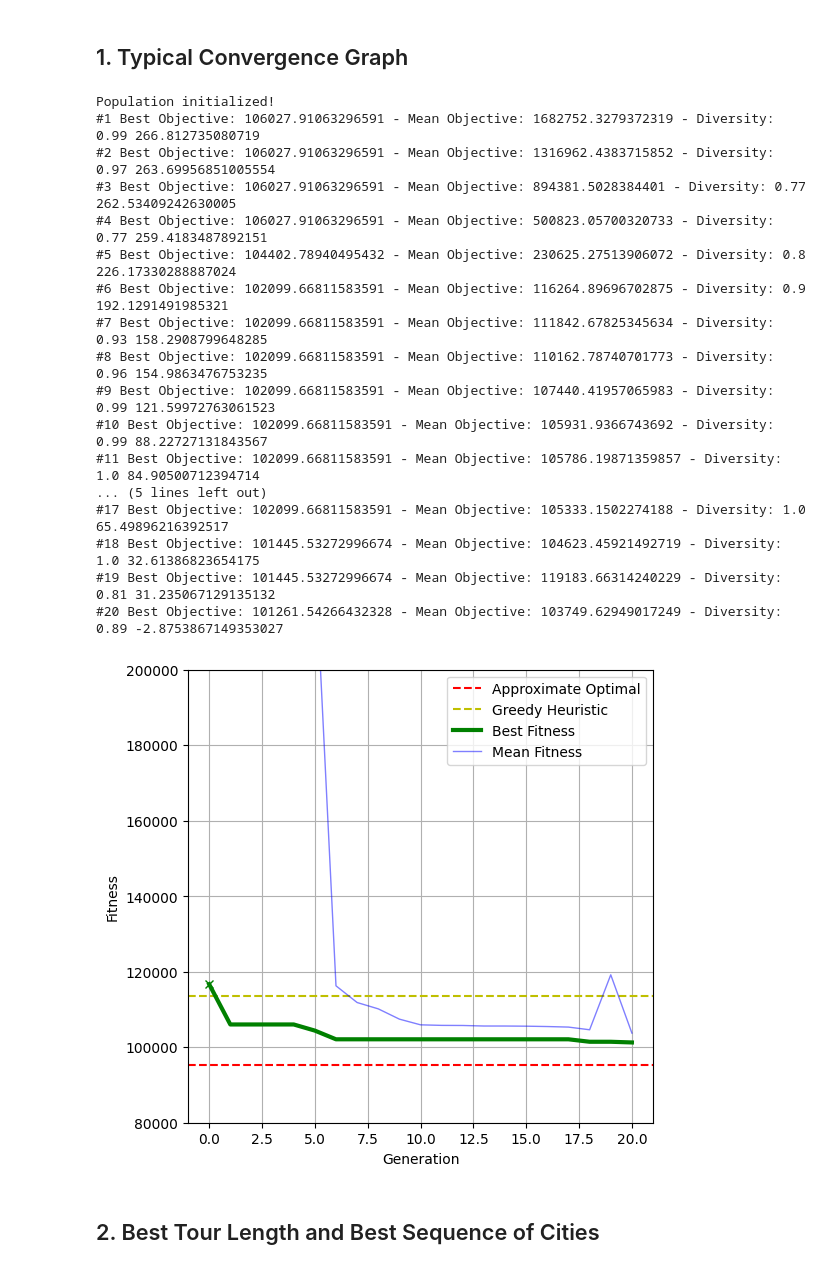
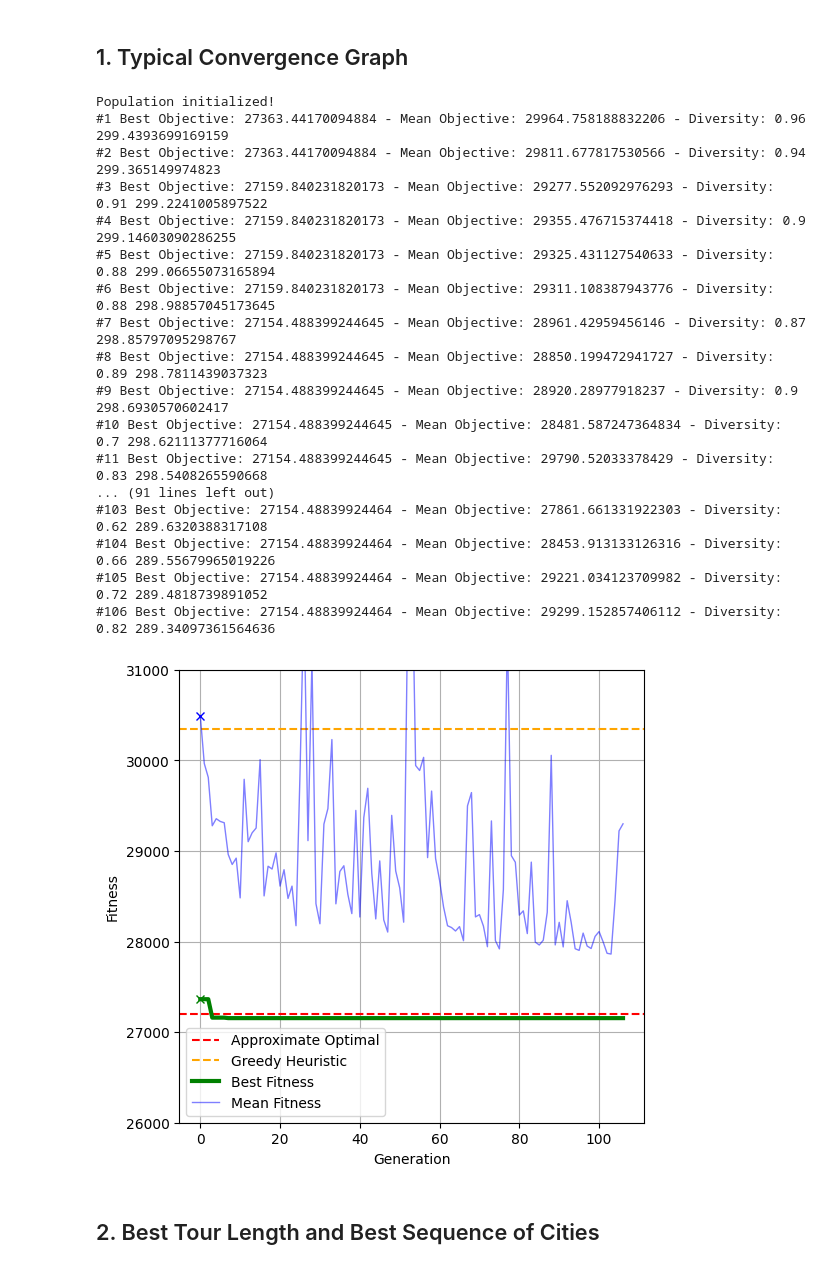
Before and after one commit to gkouros/gaev-mai-kuleuven, a Jupyter notebook: src/experiments.ipynb, the cells around one changed output. Drawn from its saved outputs; the diff is of its cells as text; code cells hidden in the pictures.

```diff
--- a/src/experiments.ipynb
+++ b/src/experiments.ipynb
@@ -19,7 +16,7 @@ benchmarks = [(27200, 30350.13), (7350, 8636.5), (9000, 11385.01), (95300, 11368
 # %% [markdown]
 ## 1. Typical Convergence Graph
 # %%
-dataset_idx = 3
+dataset_idx = 0
 
 file = open('datasets/' + datasets[dataset_idx])
 distance_matrix = np.loadtxt(file, delimiter=",")
@@ -31,7 +28,7 @@ ga = TSPEvolutionaryAlgorithm(distance_matrix, lambda_=100, mu=20, k=4,
                               mutation_probability=0.1,
                               local_search_probability=0.3)
 
-while not ga.converged(improvement_criterion=False):
+while not ga.converged(improvement_criterion=True, improvement_threshold=100):
     ga.update()
 
     # extract results of current generation
@@ -46,46 +43,47 @@ while not ga.converged(improvement_criterion=False):
         break
 # %% [output]
 Population initialized!
-#1 Best Objective: 106027.91063296591 - Mean Objective: 1682752.3279372319 - Diversity: 0.99 266.812735080719
-#2 Best Objective: 106027.91063296591 - Mean Objective: 1316962.4383715852 - Diversity: 0.97 263.69956851005554
-#3 Best Objective: 106027.91063296591 - Mean Objective: 894381.5028384401 - Diversity: 0.77 262.53409242630005
-#4 Best Objective: 106027.91063296591 - Mean Objective: 500823.05700320733 - Diversity: 0.77 259.4183487892151
-#5 Best Objective: 104402.78940495432 - Mean Objective: 230625.27513906072 - Diversity: 0.8 226.17330288887024
-#6 Best Objective: 102099.66811583591 - Mean Objective: 116264.89696702875 - Diversity: 0.9 192.1291491985321
-#7 Best Objective: 102099.66811583591 - Mean Objective: 111842.67825345634 - Diversity: 0.93 158.2908799648285
-#8 Best Objective: 102099.66811583591 - Mean Objective: 110162.78740701773 - Diversity: 0.96 154.9863476753235
-#9 Best Objective: 102099.66811583591 - Mean Objective: 107440.41957065983 - Diversity: 0.99 121.59972763061523
-#10 Best Objective: 102099.66811583591 - Mean Objective: 105931.9366743692 - Diversity: 0.99 88.22727131843567
-#11 Best Objective: 102099.66811583591 - Mean Objective: 105786.19871359857 - Diversity: 1.0 84.90500712394714
-... (5 lines left out)
-#17 Best Objective: 102099.66811583591 - Mean Objective: 105333.1502274188 - Diversity: 1.0 65.49896216392517
-#18 Best Objective: 101445.53272996674 - Mean Objective: 104623.45921492719 - Diversity: 1.0 32.61386823654175
-#19 Best Objective: 101445.53272996674 - Mean Objective: 119183.66314240229 - Diversity: 0.81 31.235067129135132
-#20 Best Objective: 101261.54266432328 - Mean Objective: 103749.62949017249 - Diversity: 0.89 -2.8753867149353027
+#1 Best Objective: 27363.44170094884 - Mean Objective: 29964.758188832206 - Diversity: 0.96 299.4393699169159
+#2 Best Objective: 27363.44170094884 - Mean Objective: 29811.677817530566 - Diversity: 0.94 299.365149974823
+#3 Best Objective: 27159.840231820173 - Mean Objective: 29277.552092976293 - Diversity: 0.91 299.2241005897522
+#4 Best Objective: 27159.840231820173 - Mean Objective: 29355.476715374418 - Diversity: 0.9 299.14603090286255
+#5 Best Objective: 27159.840231820173 - Mean Objective: 29325.431127540633 - Diversity: 0.88 299.06655073165894
+#6 Best Objective: 27159.840231820173 - Mean Objective: 29311.108387943776 - Diversity: 0.88 298.98857045173645
+#7 Best Objective: 27154.488399244645 - Mean Objective: 28961.42959456146 - Diversity: 0.87 298.85797095298767
+#8 Best Objective: 27154.488399244645 - Mean Objective: 28850.199472941727 - Diversity: 0.89 298.7811439037323
+#9 Best Objective: 27154.488399244645 - Mean Objective: 28920.28977918237 - Diversity: 0.9 298.6930570602417
+#10 Best Objective: 27154.488399244645 - Mean Objective: 28481.587247364834 - Diversity: 0.7 298.62111377716064
+#11 Best Objective: 27154.488399244645 - Mean Objective: 29790.52033378429 - Diversity: 0.83 298.5408265590668
+... (91 lines left out)
+#103 Best Objective: 27154.48839924464 - Mean Objective: 27861.661331922303 - Diversity: 0.62 289.6320388317108
+#104 Best Objective: 27154.48839924464 - Mean Objective: 28453.913133126316 - Diversity: 0.66 289.55679965019226
+#105 Best Objective: 27154.48839924464 - Mean Objective: 29221.034123709982 - Diversity: 0.72 289.4818739891052
+#106 Best Objective: 27154.48839924464 - Mean Objective: 29299.152857406112 - Diversity: 0.82 289.34097361564636
 # %%
 from matplotlib import pyplot as plt
 
 def plot_convergence_graph(ga: TSPEvolutionaryAlgorithm, optimal, greedy):
     best_fitnesses = ga.best_history
     mean_fitnesses = ga.mean_history
 
     fig = plt.figure('Convergence Graph', figsize=(6,6), dpi= 100, facecolor='w', edgecolor='k')
     plt.axhline(y=optimal, color='r', linestyle='--')
-    plt.axhline(y=greedy, color='y', linestyle='--')
+    plt.axhline(y=greedy, color='orange', linestyle='--')
     plt.plot(best_fitnesses, 'g', alpha=1, lw=3)
     plt.plot(mean_fitnesses, 'b', alpha=0.5, lw=1)
     plt.plot(0, best_fitnesses[0], 'gx')
     plt.plot(0, mean_fitnesses[0], 'bx')
     plt.xlabel('Generation')
     plt.ylabel('Fitness')
     plt.legend(['Approximate Optimal', 'Greedy Heuristic', 'Best Fitness', 'Mean Fitness'])
     plt.grid(True)
-    plt.ylim([80000, 0.2e6])
+    plt.ylim([26000, 31000])
+    #plt.ylim([80000, 0.2e6])
     plt.show()
 
 plot_convergence_graph(ga, optimal=benchmarks[dataset_idx][0], greedy=benchmarks[dataset_idx][1])
 # %% [output]
-[figure, old version]
+[figure, new version]
 # %% [markdown]
 ## 2. Best Tour Length and Best Sequence of Cities
 # %%
```
Also changed, not shown: parts of 4 cells of this notebook, 7 other files.
